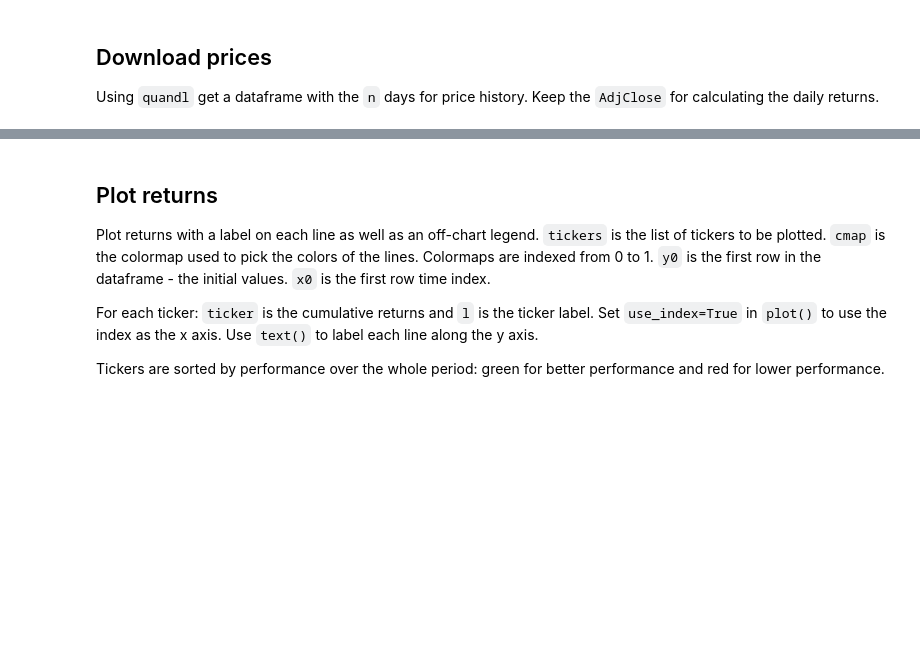
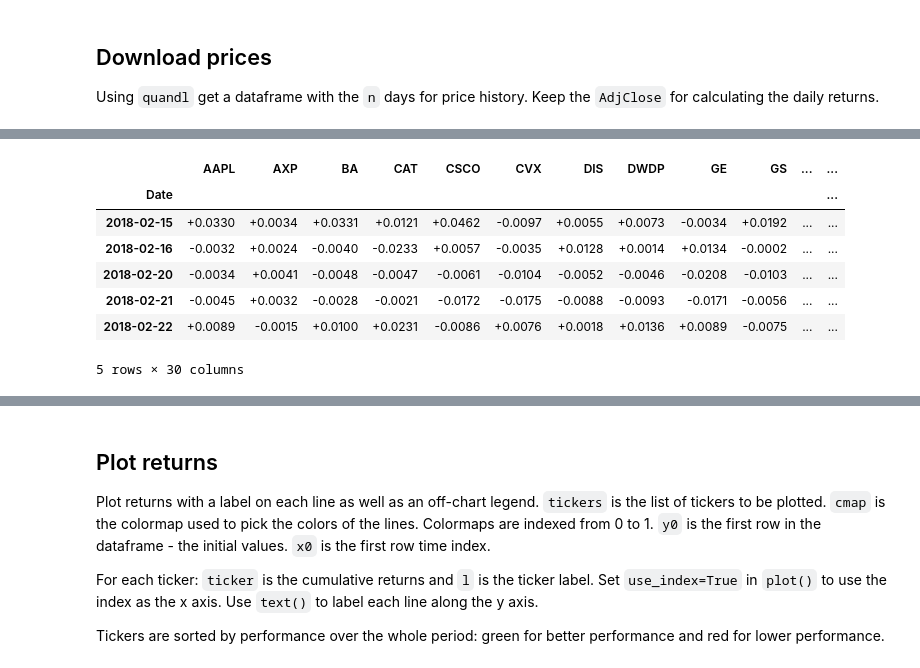
Before and after one commit to cygnyx/cygnyx.github.io, a Jupyter notebook: notebooks/DowComponentPerformance.ipynb, the cells around one changed output, grey strips where cells are left out. Cells and saved outputs as stored; diff of their text form; code cells hidden in the pictures; blank space fills up the shorter version.

```diff
--- a/notebooks/DowComponentPerformance.ipynb
+++ b/notebooks/DowComponentPerformance.ipynb
@@ -49,5 +62,14 @@ Normalized these results so the latest cumulative return ratio is 1.
 # %%
 returns = data.dropna(how='all').sort_index().pct_change()[1:].add(1)
-returns.applymap(np.log).sort_index(ascending=False)
-cumret = returns.cumprod()
-cumret = cumret / cumret.tail(1).values[0,:]
+returns = returns.applymap(np.log)
+
+returns.tail()
+# %% [output]
+|  | AAPL | AXP | BA | CAT | CSCO | CVX | DIS | DWDP | GE | GS | ... | ... |
+| Date |  |  |  |  |  |  |  |  |  |  |  | ... |
+| 2018-02-15 | +0.0330 | +0.0034 | +0.0331 | +0.0121 | +0.0462 | -0.0097 | +0.0055 | +0.0073 | -0.0034 | +0.0192 | ... | ... |
+| 2018-02-16 | -0.0032 | +0.0024 | -0.0040 | -0.0233 | +0.0057 | -0.0035 | +0.0128 | +0.0014 | +0.0134 | -0.0002 | ... | ... |
+| 2018-02-20 | -0.0034 | +0.0041 | -0.0048 | -0.0047 | -0.0061 | -0.0104 | -0.0052 | -0.0046 | -0.0208 | -0.0103 | ... | ... |
+| 2018-02-21 | -0.0045 | +0.0032 | -0.0028 | -0.0021 | -0.0172 | -0.0175 | -0.0088 | -0.0093 | -0.0171 | -0.0056 | ... | ... |
+| 2018-02-22 | +0.0089 | -0.0015 | +0.0100 | +0.0231 | -0.0086 | +0.0076 | +0.0018 | +0.0136 | +0.0089 | -0.0075 | ... | ... |
+5 rows × 30 columns
```
Also changed, not shown: parts of 13 cells of this notebook.
